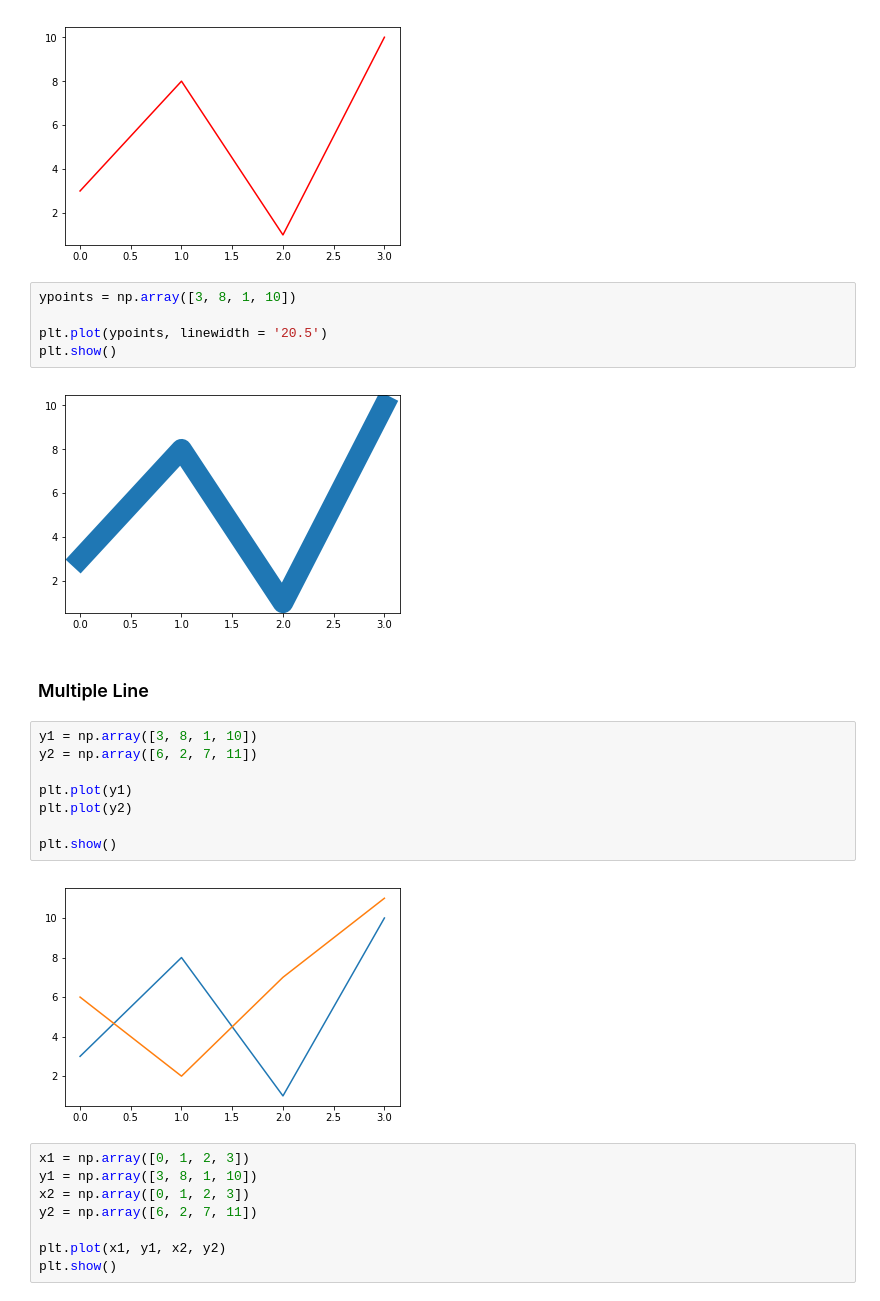
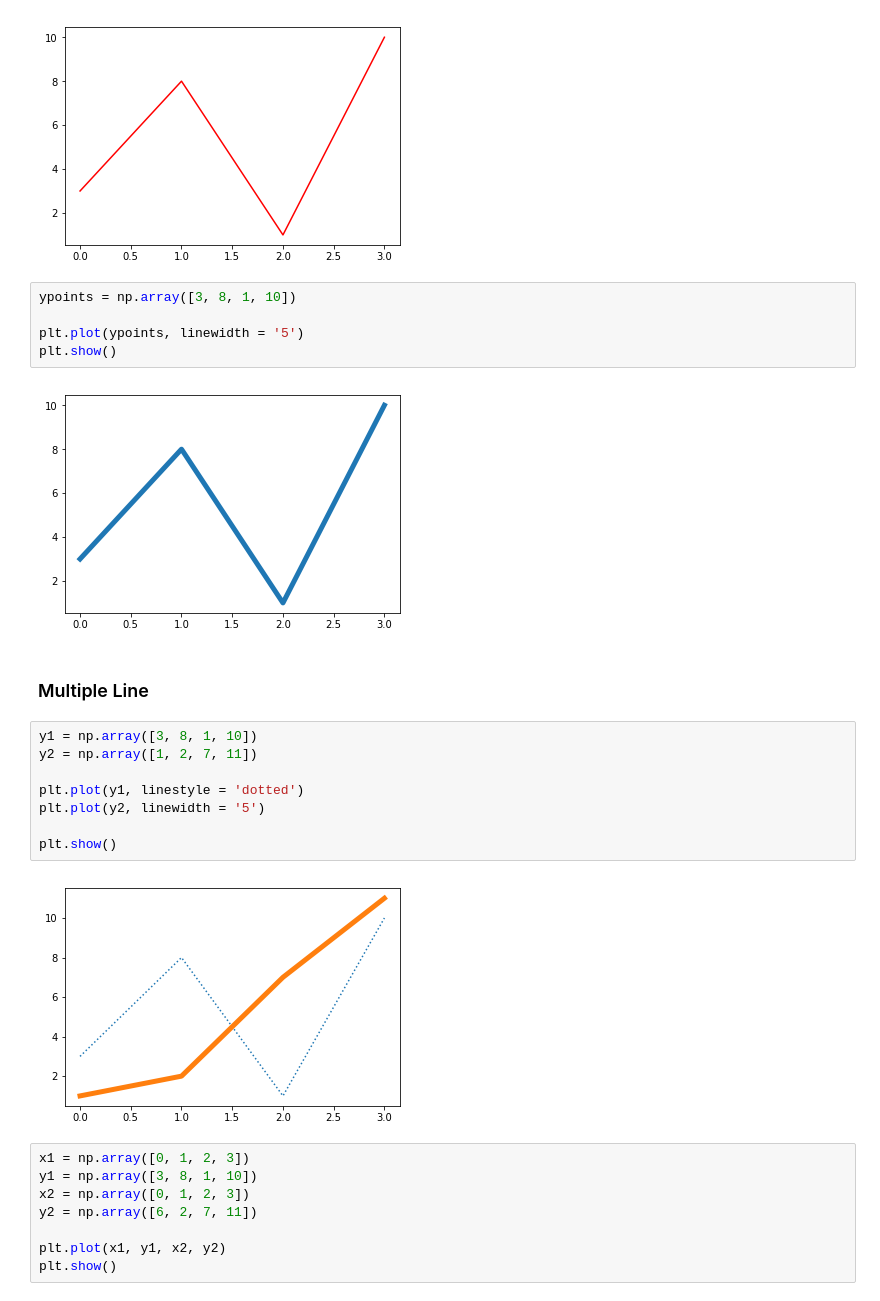
Before and after one commit to Sagarlatake/Matplotlib-Overview, a Jupyter notebook: Matplotlib.ipynb, the cells around one changed output. Saved outputs shown, nothing was run; the diff lists cells and outputs as text.

```diff
--- a/Matplotlib.ipynb
+++ b/Matplotlib.ipynb
@@ -266,22 +266,22 @@ plt.show()
 # %%
 ypoints = np.array([3, 8, 1, 10])
 
-plt.plot(ypoints, linewidth = '20.5')
+plt.plot(ypoints, linewidth = '5')
 plt.show()
 # %% [output]
-[figure, old version]
+[figure, new version]
 # %% [markdown]
 ### Multiple Line
 # %%
 y1 = np.array([3, 8, 1, 10])
-y2 = np.array([6, 2, 7, 11])
+y2 = np.array([1, 2, 7, 11])
 
-plt.plot(y1)
-plt.plot(y2)
+plt.plot(y1, linestyle = 'dotted')
+plt.plot(y2, linewidth = '5')
 
 plt.show()
 # %% [output]
-[figure, old version]
+[figure, new version]
 # %%
 x1 = np.array([0, 1, 2, 3])
 y1 = np.array([3, 8, 1, 10])
```
Also changed, not shown: parts of 7 cells of this notebook.
